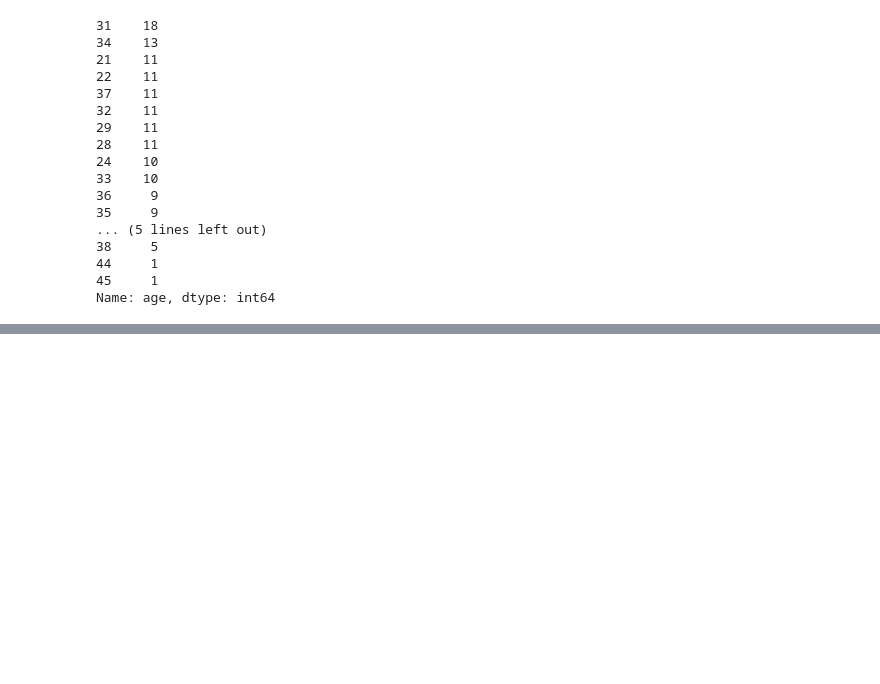
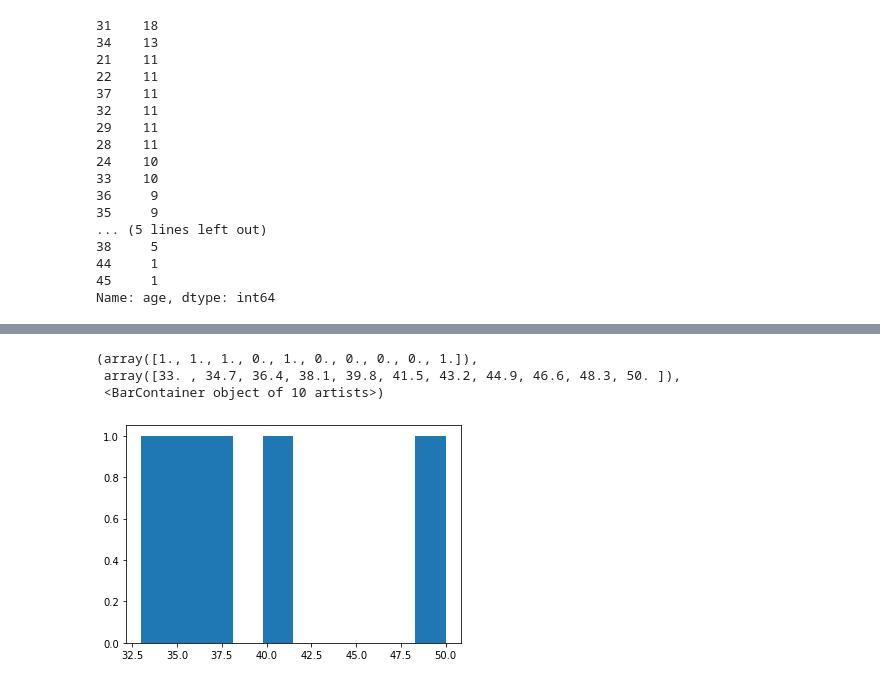
Before and after one commit to dnlsyfq/py_dataanalystpath, a Jupyter notebook: workbook.ipynb, the cells around one changed output, grey strips where cells are left out. Saved outputs shown, nothing was run; the diff lists cells and outputs as text; code cells hidden in the pictures; blank space fills up the shorter version.

```diff
--- a/workbook.ipynb
+++ b/workbook.ipynb
@@ -122,0 +164,7 @@ df.head()
+# %%
+plt.hist(df['age'])
+# %% [output]
+(array([1., 1., 1., 0., 1., 0., 0., 0., 0., 1.]),
+ array([33. , 34.7, 36.4, 38.1, 39.8, 41.5, 43.2, 44.9, 46.6, 48.3, 50. ]),
+ <BarContainer object of 10 artists>)
+[figure, added]
```
Also changed, not shown: parts of 9 cells of this notebook, 1 other file.
